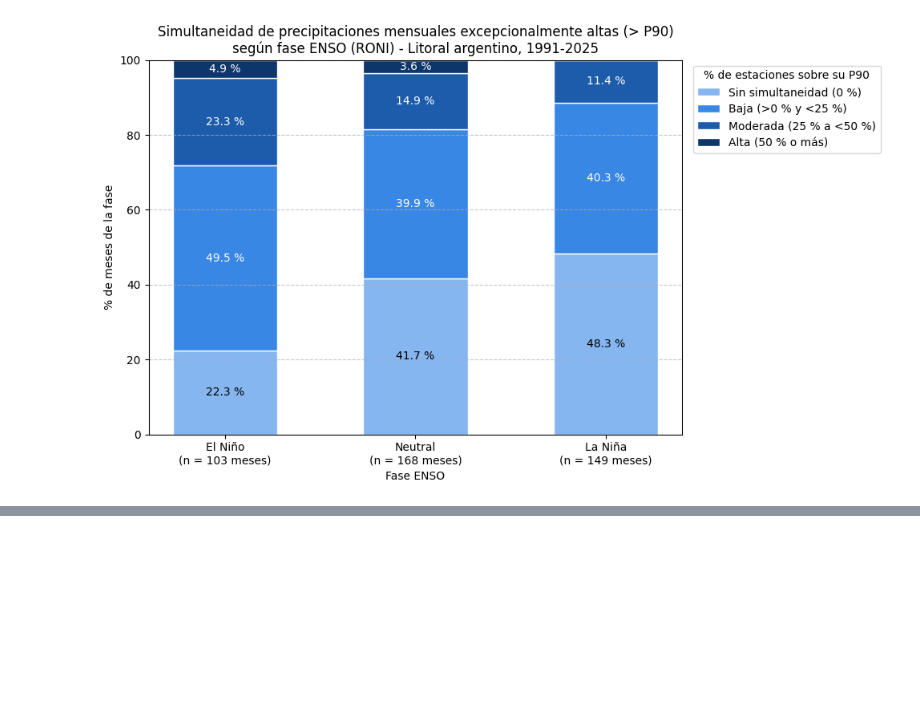
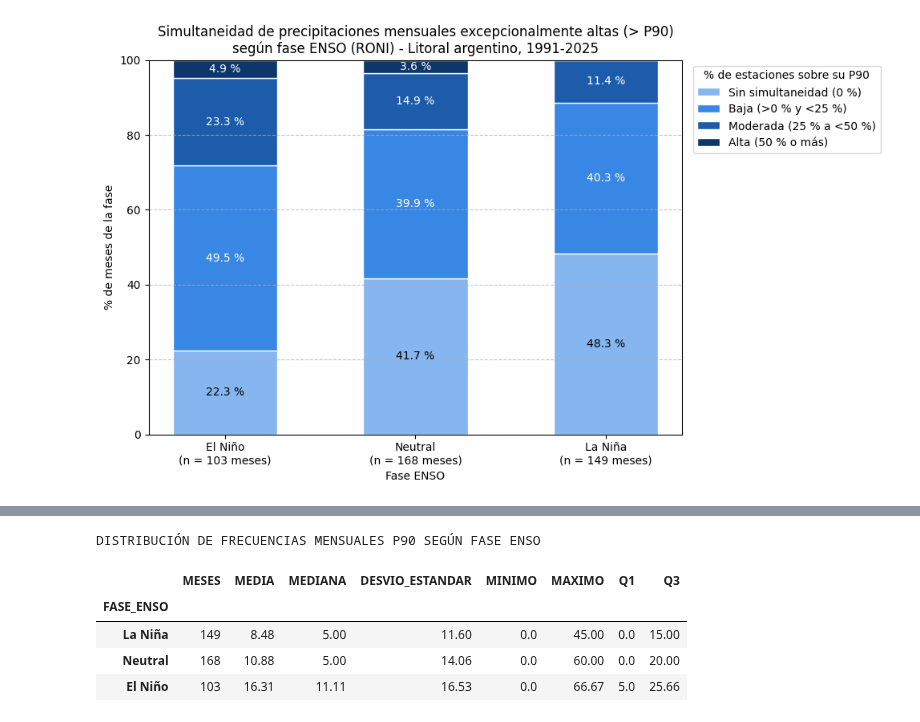
Before and after one commit to enrique20delgado-create/TP-Labo-ElNino-2C2026, a Jupyter notebook: Notebook/Ds_Enso.ipynb, the cells around one changed output, grey strips where cells are left out. Cells and saved outputs as stored; diff of their text form; code cells hidden in the pictures; blank space fills up the shorter version.

```diff
--- a/Notebook/Ds_Enso.ipynb
+++ b/Notebook/Ds_Enso.ipynb
@@ -2926,0 +3236,50 @@ dtype: int64
+# %%
+#Vamos a estudiar la Distribución de las frecuencias mensuales P90 según fase ENSO
+
+
+# 1. Definir el orden de las fases
+orden_fases = ["La Niña", "Neutral", "El Niño"]
+
+# 2. Calcular estadísticas descriptivas por fase
+dispersion_p90_enso = (
+    frecuencia_mensual_p90
+    .groupby("FASE_ENSO")["FRECUENCIA_P90_PCT"]
+    .agg(
+        MESES="count",
+        MEDIA="mean",
+        MEDIANA="median",
+        DESVIO_ESTANDAR="std",
+        MINIMO="min",
+        MAXIMO="max"
+    )
+    .reindex(orden_fases)
+    .round(2)
+)
+
+# 3. Calcular cuartiles
+cuartiles = (
+    frecuencia_mensual_p90
+    .groupby("FASE_ENSO")["FRECUENCIA_P90_PCT"]
+    .quantile([0.25, 0.75])
+    .unstack()
+    .reindex(orden_fases)
+)
+
+cuartiles.columns = ["Q1", "Q3"]
+
+dispersion_p90_enso = (
+    dispersion_p90_enso
+    .join(cuartiles)
+    .round(2)
+)
+
+# 4. Mostrar tabla
+print("DISTRIBUCIÓN DE FRECUENCIAS MENSUALES P90 SEGÚN FASE ENSO")
+display(dispersion_p90_enso)
+# %% [output]
+DISTRIBUCIÓN DE FRECUENCIAS MENSUALES P90 SEGÚN FASE ENSO
+|  | MESES | MEDIA | MEDIANA | DESVIO_ESTANDAR | MINIMO | MAXIMO | Q1 | Q3 |
+| FASE_ENSO |  |  |  |  |  |  |  |  |
+| La Niña | 149 | 8.48 | 5.00 | 11.60 | 0.0 | 45.00 | 0.0 | 15.00 |
+| Neutral | 168 | 10.88 | 5.00 | 14.06 | 0.0 | 60.00 | 0.0 | 20.00 |
+| El Niño | 103 | 16.31 | 11.11 | 16.53 | 0.0 | 66.67 | 5.0 | 25.66 |
```
Also changed, not shown: parts of 16 cells of this notebook.
